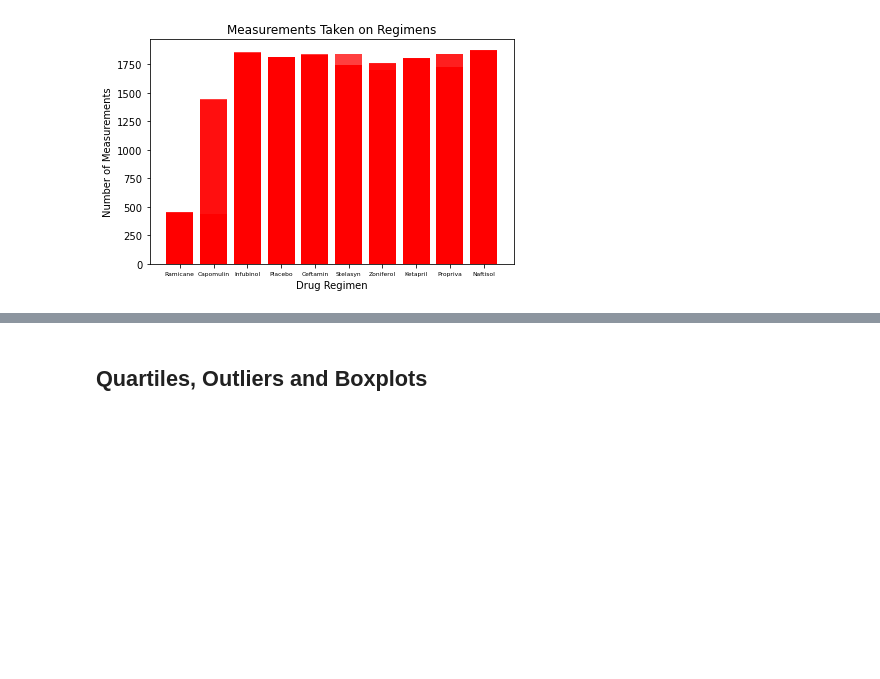
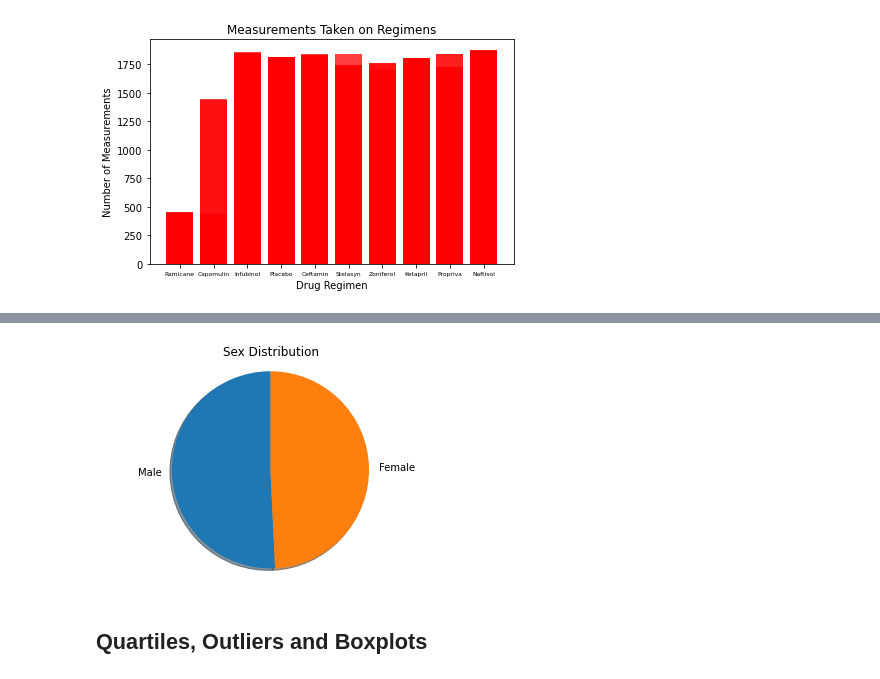
Before and after one commit to laurelwilliamson/matplotlib, a Jupyter notebook: Pymaceuticals/pymaceuticals_starter.ipynb, the cells around one changed output, grey strips where cells are left out. Cells and saved outputs as stored; diff of their text form; code cells hidden in the pictures; blank space fills up the shorter version.

```diff
--- a/Pymaceuticals/pymaceuticals_starter.ipynb
+++ b/Pymaceuticals/pymaceuticals_starter.ipynb
@@ -160,5 +166,13 @@ plt.tight_layout()
 # %%
 # Generate a pie plot showing the distribution of female versus male mice using pyplot
+Sexes = ["Male", "Female"]
+Amount = [merge_df["Sex"].value_counts()]
+plt.title("Sex Distribution")
+plt.pie(Amount, labels=Sexes, shadow=True, startangle=90)
+plt.axis("equal")
+plt.show()
+# %% [output]
+[figure, added]
 # %% [markdown]
 ## Quartiles, Outliers and Boxplots
 # %%
```
Also changed, not shown: parts of 2 cells of this notebook.
